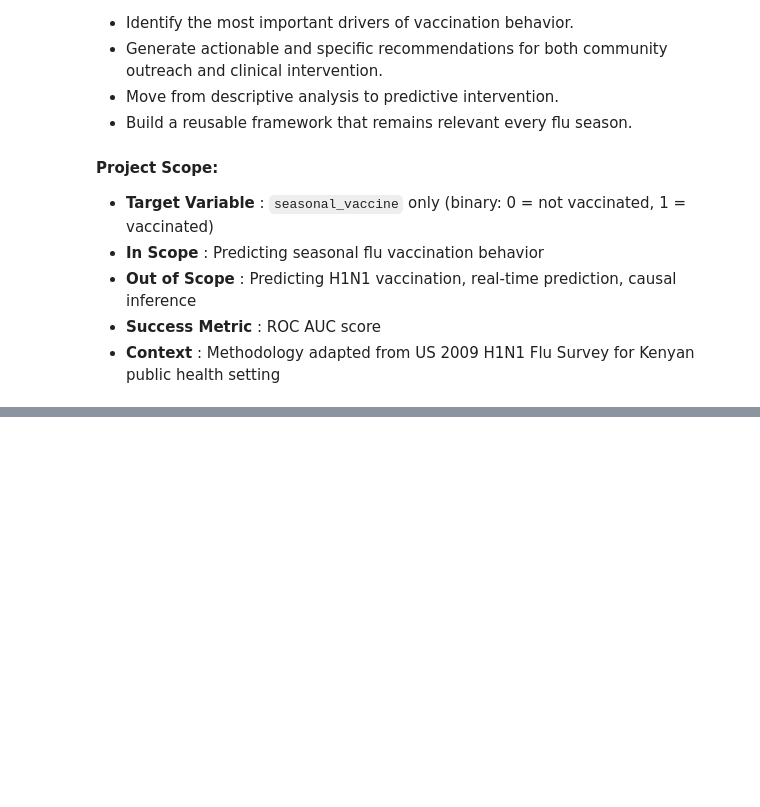
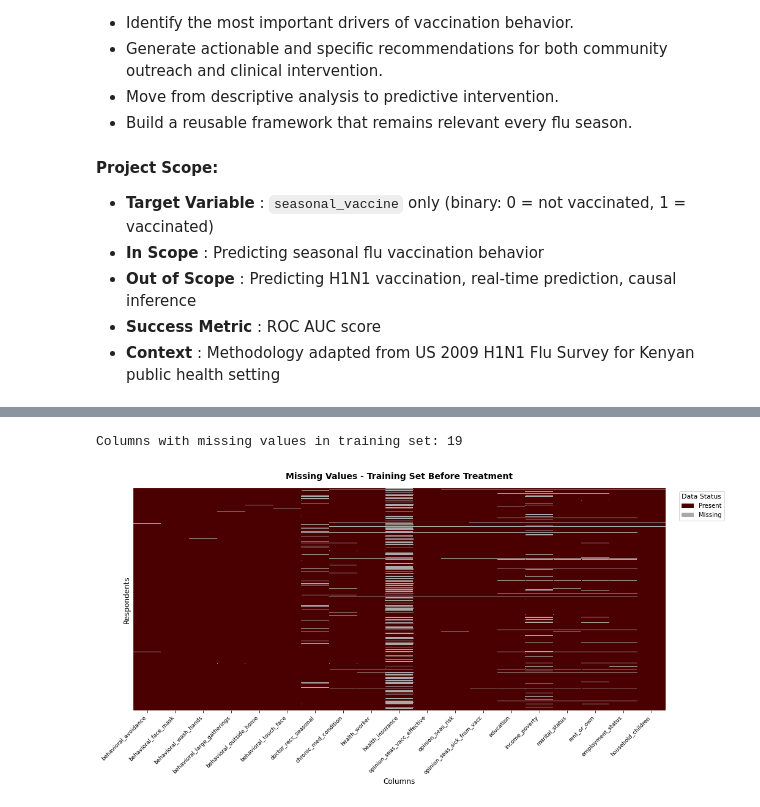
Before and after one commit to Naomiteroh/Project-3, a Jupyter notebook: Notebooks/03_Final_Notebook.ipynb, the cells around one changed output, grey strips where cells are left out. Drawn from its saved outputs; the diff is of its cells as text; code cells hidden in the pictures; blank space fills up the shorter version.

```diff
--- a/Notebooks/03_Final_Notebook.ipynb
+++ b/Notebooks/03_Final_Notebook.ipynb
@@ -150,0 +486,15 @@ This notebook is the third and final in a series of three notebooks that form ou
+# %%
+#Split data and ensured to stratify on target to mainatin class balance.
+
+X_train, X_test, y_train, y_test = train_test_split(X, y, test_size = 0.2, random_state = RANDOM_STATE, stratify = y)
+
+#Stratification above was done to maintain a balanced class
+
+print("Train test split completed")
+print(f"\n  Training set   : {X_train.shape}")
+print(f"  Test set       : {X_test.shape}")
+print(f"\n  Class Balance Check:")
+print(f"  Train - Not Vaccinated : {(y_train==0).sum()} ({(y_train==0).mean():.1%})")
+print(f"  Train - Vaccinated     : {(y_train==1).sum()} ({(y_train==1).mean():.1%})")
+print(f"  Test  - Not Vaccinated : {(y_test==0).sum()} ({(y_test==0).mean():.1%})")
+print(f"  Test  - Vaccinated     : {(y_test==1).sum()} ({(y_test==1).mean():.1%})")
@@ -150,0 +516,51 @@ This notebook is the third and final in a series of three notebooks that form ou
+# %%
+#Missing Values Heatmap
+#Before Treatment
+
+custom_cmap = ListedColormap(["#4A0000", "#A9A9A9"])
+
+# Show missing values in training set only
+missing_cols = X_train.columns[X_train.isnull().any()].tolist()
+
+print(f"Columns with missing values in training set: {len(missing_cols)}")
+
+fig, ax = plt.subplots(figsize=(16, 8))
+
+sns.heatmap(
+    X_train[missing_cols].isnull(),
+    yticklabels=False,
+    cbar=False,
+    cmap=custom_cmap,
+    ax=ax
+)
+
+ax.set_title(
+    "Missing Values - Training Set Before Treatment",
+    fontsize=14, fontweight="bold", pad=15
+)
+ax.set_xlabel("Columns", fontsize=12)
+ax.set_ylabel("Respondents", fontsize=12)
+
+plt.xticks(rotation=45, ha="right", fontsize=9)
+
+legend_elements = [
+    Patch(facecolor="#4A0000", label="Present"),
+    Patch(facecolor="#A9A9A9", label="Missing")
+]
+ax.legend(
+    handles=legend_elements,
+    loc="upper left",
+    bbox_to_anchor=(1.02, 1),
+    fontsize=10,
+    title="Data Status",
+    title_fontsize=11,
+    frameon=True
+)
+
+plt.subplots_adjust(bottom=0.25, right=0.88)
+plt.savefig(images_path + "missing_values_train_before.png",
+            dpi=150, bbox_inches="tight")
+plt.show()
+# %% [output]
+Columns with missing values in training set: 19
+[figure, added]
```
Also changed, not shown: parts of 19 cells of this notebook.
